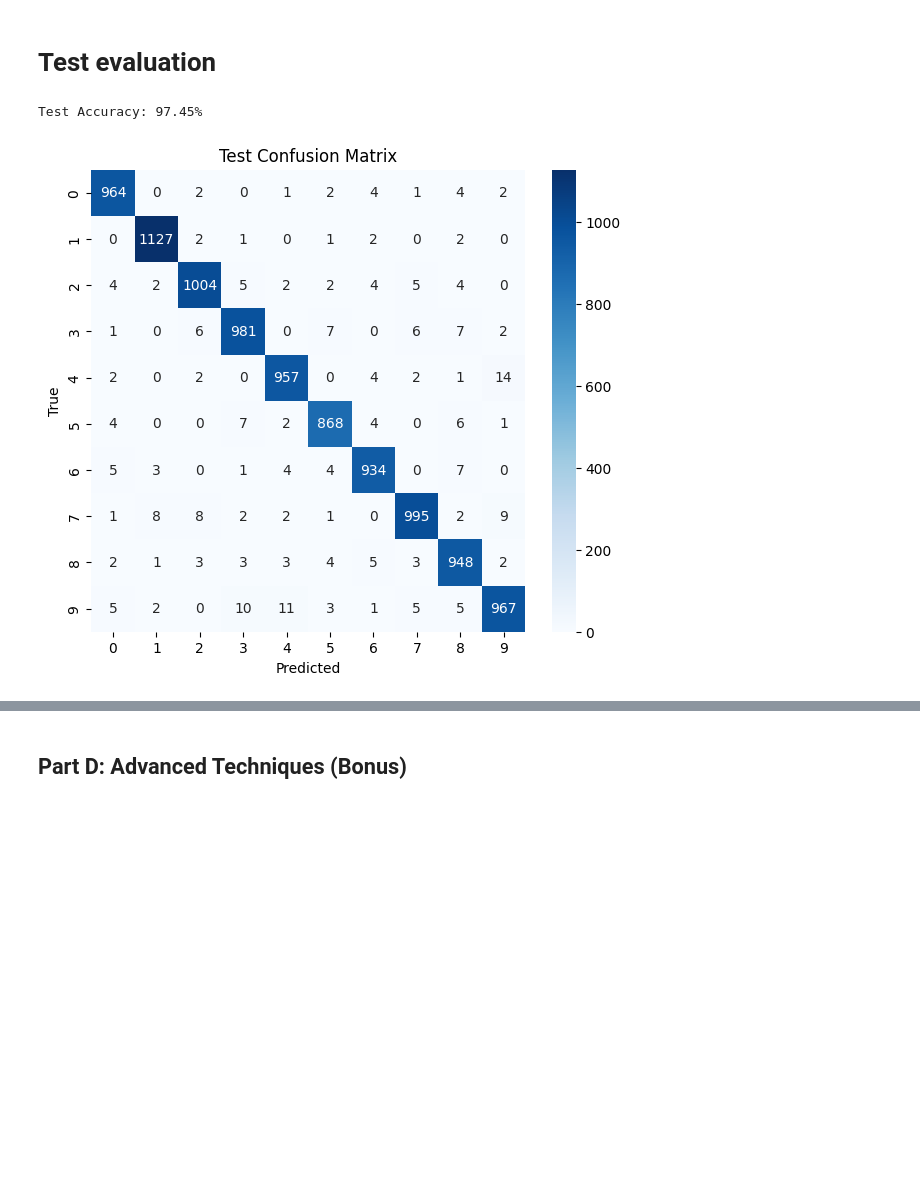
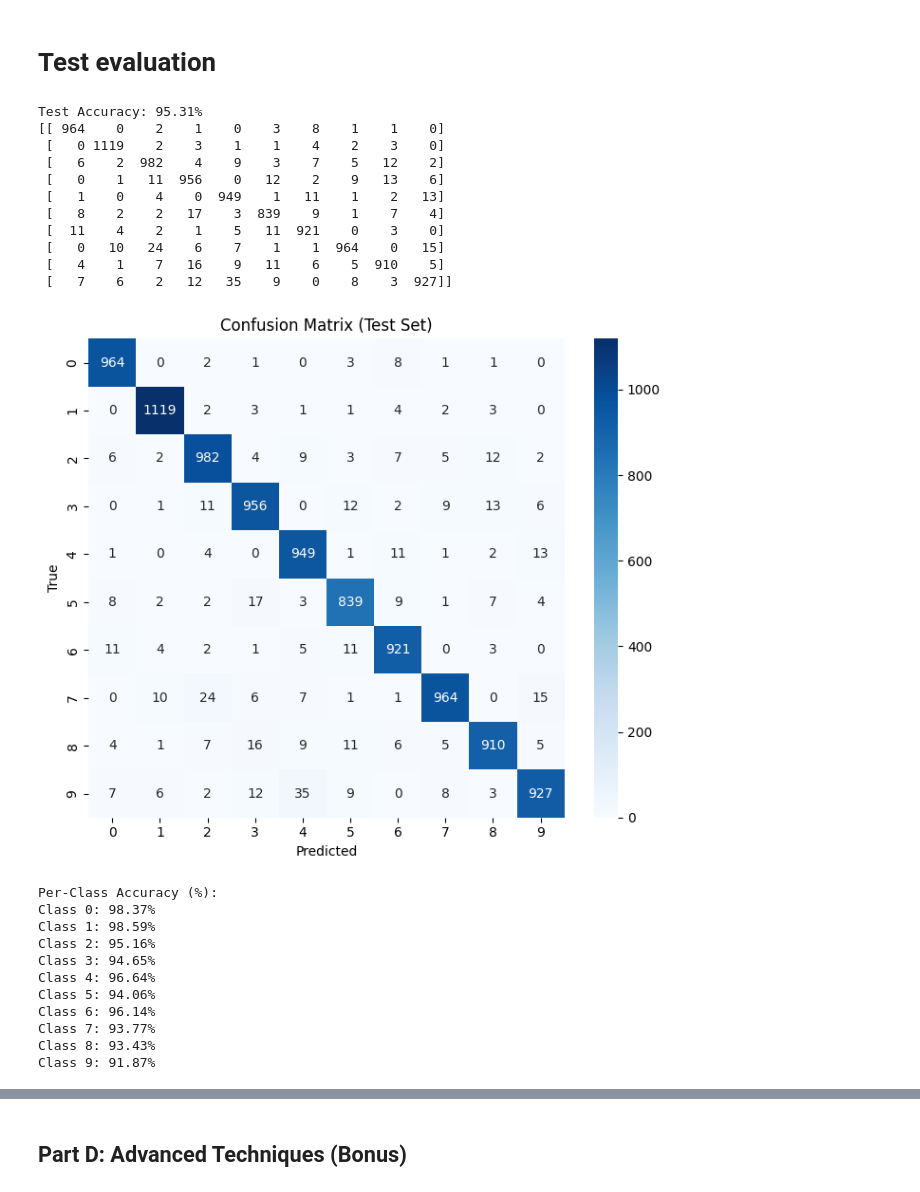
Before and after one commit to Mohammed-Hatem/mnist-linear-and-deep, a Jupyter notebook: ML_Assignment_2.ipynb, the cells around one changed output, grey strips where cells are left out. Cells and saved outputs as stored; diff of their text form; code cells hidden in the pictures; blank space fills up the shorter version.

```diff
--- a/ML_Assignment_2.ipynb
+++ b/ML_Assignment_2.ipynb
@@ -294,8 +355,8 @@ train_data, val_data = random_split(train_data_full, [train_size, val_size])
 
 loaders = {
     'train': torch.utils.data.DataLoader(train_data, batch_size=64, shuffle=True),
-    'val': torch.utils.data.DataLoader(val_data, batch_size=64, shuffle=False),
-    'test': torch.utils.data.DataLoader(test_data, batch_size=64, shuffle=False)
+    'val': torch.utils.data.DataLoader(val_data, batch_size=64),
+    'test': torch.utils.data.DataLoader(test_data, batch_size=64)
 }
 
 print(train_data)
@@ -352,7 +439,7 @@ import time
 import numpy as np
 import torch
 
-epochs = 100
+epochs = 10
 lr = 0.01
 
 criterion = nn.CrossEntropyLoss()
@@ -540,30 +618,65 @@ plt.show()
 # %%
 from sklearn.metrics import confusion_matrix
 import seaborn as sns
 import numpy as np
+import matplotlib.pyplot as plt
 
 model.eval()
 all_preds, all_labels = [], []
 
 with torch.no_grad():
     for x, y in loaders['test']:
         x, y = x.to(device), y.to(device)
         preds = model(x).argmax(1)
         all_preds.append(preds.cpu())
         all_labels.append(y.cpu())
 
 all_preds = torch.cat(all_preds)
 all_labels = torch.cat(all_labels)
 
 acc = (all_preds == all_labels).float().mean().item()
 print(f"Test Accuracy: {acc*100:.2f}%")
 
-# Confusion matrix
+# Confusion matrix (numeric)
 cm = confusion_matrix(all_labels, all_preds)
+print(cm)
+
+# Confusion matrix heatmap
 plt.figure(figsize=(7,6))
-sns.heatmap(cm, annot=True, fmt='d', cmap="Blues")
-plt.xlabel("Predicted"); plt.ylabel("True"); plt.title("Test Confusion Matrix")
+sns.heatmap(cm, annot=True, fmt='d', cmap='Blues', xticklabels=[str(i) for i in range(10)], yticklabels=[str(i) for i in range(10)])
+plt.xlabel('Predicted')
+plt.ylabel('True')
+plt.title('Confusion Matrix (Test Set)')
+plt.tight_layout()
 plt.show()
+
+# Per-class accuracy
+cm_norm = cm.astype('float') / cm.sum(axis=1, keepdims=True)
+per_class_acc = (np.diag(cm_norm) * 100).round(2)
+print("Per-Class Accuracy (%):")
+for cls, p in enumerate(per_class_acc):
+    print(f"Class {cls}: {p:.2f}%")
 # %% [output]
-Test Accuracy: 97.45%
+Test Accuracy: 95.31%
+[[ 964    0    2    1    0    3    8    1    1    0]
+ [   0 1119    2    3    1    1    4    2    3    0]
+ [   6    2  982    4    9    3    7    5   12    2]
+ [   0    1   11  956    0   12    2    9   13    6]
+ [   1    0    4    0  949    1   11    1    2   13]
+ [   8    2    2   17    3  839    9    1    7    4]
+ [  11    4    2    1    5   11  921    0    3    0]
+ [   0   10   24    6    7    1    1  964    0   15]
+ [   4    1    7   16    9   11    6    5  910    5]
+ [   7    6    2   12   35    9    0    8    3  927]]
-[figure, old version]
+[figure, new version]
+Per-Class Accuracy (%):
+Class 0: 98.37%
+Class 1: 98.59%
+Class 2: 95.16%
+Class 3: 94.65%
+Class 4: 96.64%
+Class 5: 94.06%
+Class 6: 96.14%
+Class 7: 93.77%
+Class 8: 93.43%
+Class 9: 91.87%
```
Also changed, not shown: parts of 15 cells of this notebook.
